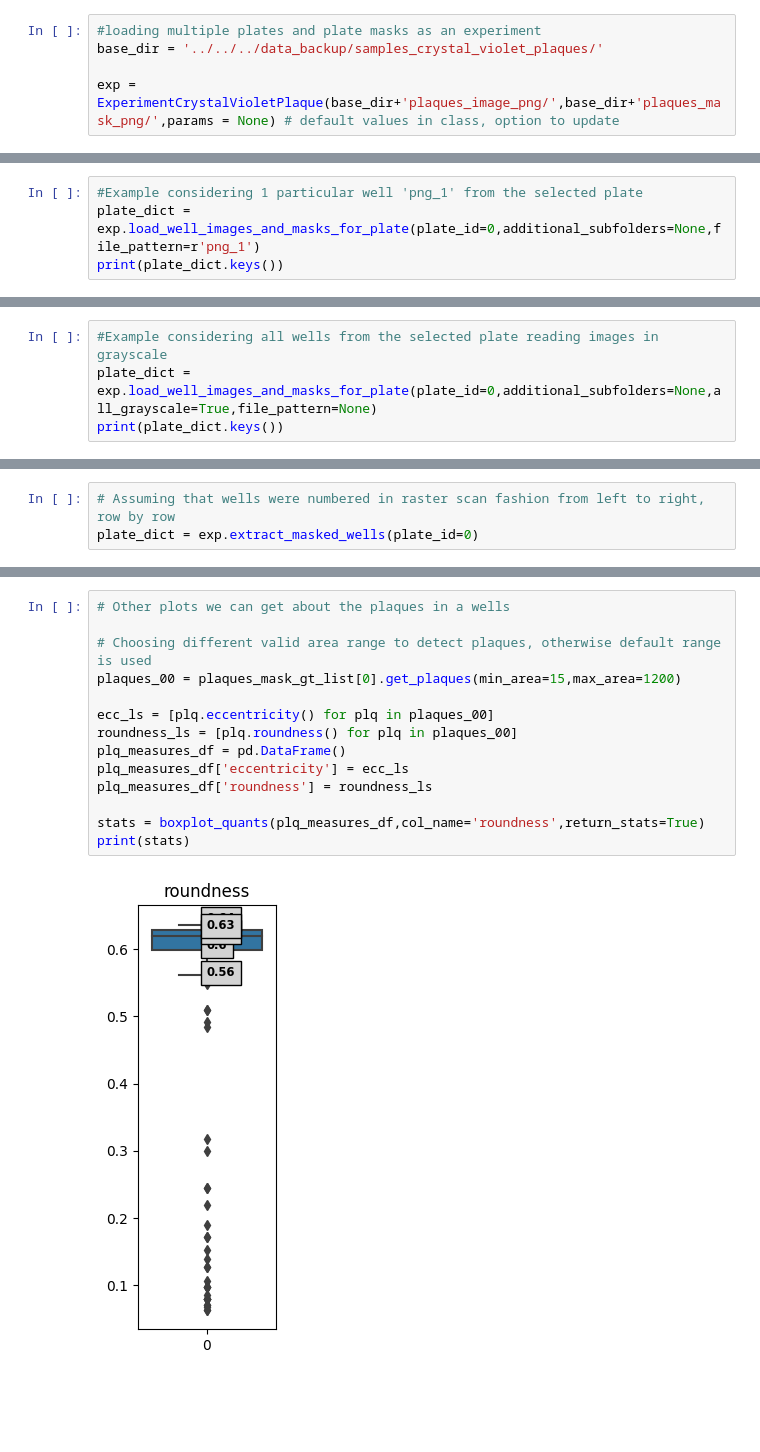
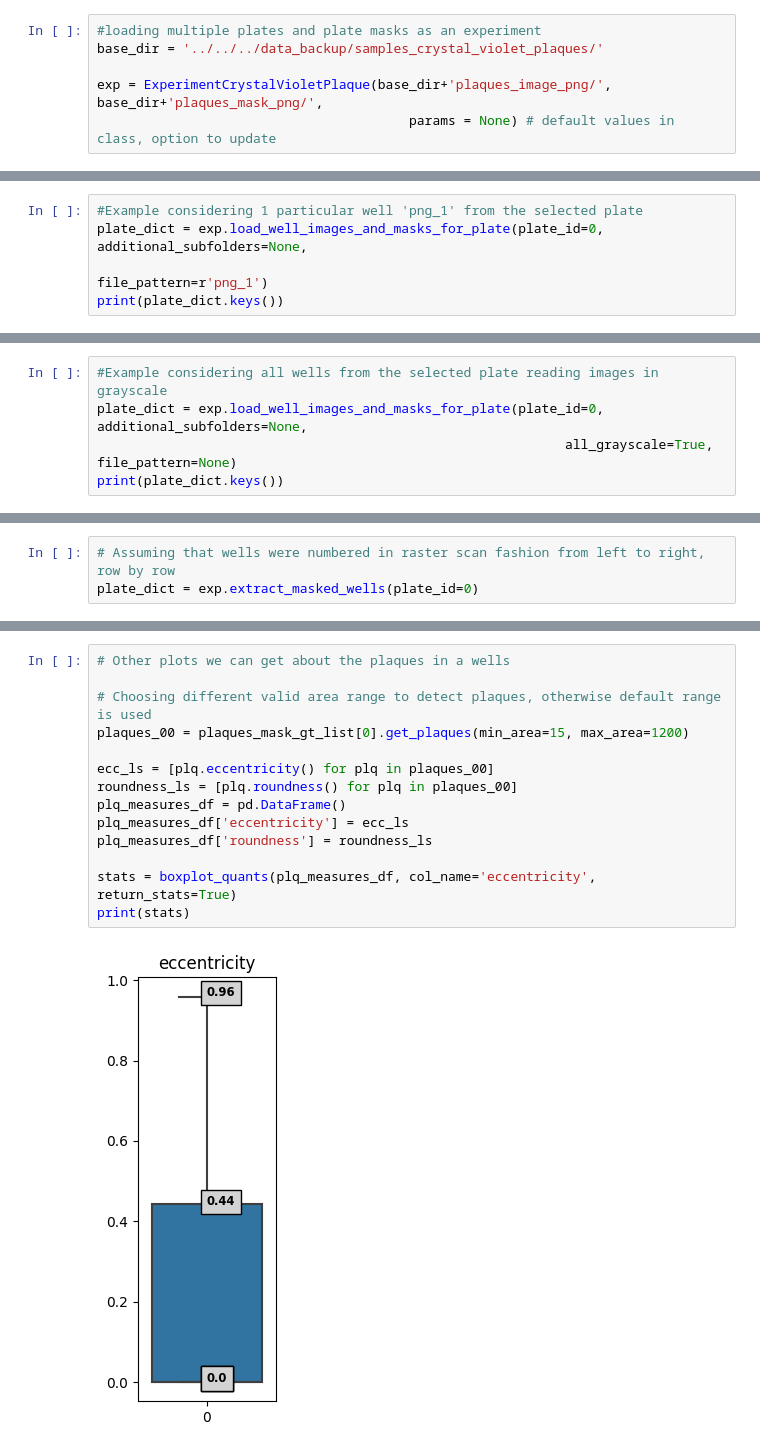
Before and after one commit to plaque2/PyPlaque, a Jupyter notebook: notebooks/cvp_starter.ipynb, the cells around one changed output, grey strips where cells are left out. Saved outputs shown, nothing was run; the diff lists cells and outputs as text; blank space fills up the shorter version.

Commit message:
Picks measurements flags and notebook markdowns

```diff
--- a/notebooks/cvp_starter.ipynb
+++ b/notebooks/cvp_starter.ipynb
@@ -14,7 +17,8 @@ from PyPlaque.utils import plot_bbox_plaques_mask, boxplot_quants
 #loading multiple plates and plate masks as an experiment
 base_dir = '../../../data_backup/samples_crystal_violet_plaques/'
 
-exp = ExperimentCrystalVioletPlaque(base_dir+'plaques_image_png/',base_dir+'plaques_mask_png/',params = None) # default values in class, option to update
+exp = ExperimentCrystalVioletPlaque(base_dir+'plaques_image_png/', base_dir+'plaques_mask_png/',
+                                        params = None) # default values in class, option to update
 # %%
 #In this case, the individual plate is of 6 wells for crystal violet plaques and
 #their corresponding mask directories. Make sure to have similar directories for images and masks(even if empty)
@@ -30,6 +37,7 @@ print(exp.get_number_of_plates())
 # %%
 #Example considering 1 particular well 'png_1' from the selected plate
-plate_dict = exp.load_well_images_and_masks_for_plate(plate_id=0,additional_subfolders=None,file_pattern=r'png_1')
+plate_dict = exp.load_well_images_and_masks_for_plate(plate_id=0, additional_subfolders=None,
+                                                                            file_pattern=r'png_1')
 print(plate_dict.keys())
 # %% [output]
 dict_keys(['IMG_6446'])
@@ -50,6 +63,7 @@ plt.imshow(plate_dict[plate_dirs[0]]['mask'][0],cmap='gray')
 # %%
 #Example considering all wells from the selected plate reading images in grayscale
-plate_dict = exp.load_well_images_and_masks_for_plate(plate_id=0,additional_subfolders=None,all_grayscale=True,file_pattern=None)
+plate_dict = exp.load_well_images_and_masks_for_plate(plate_id=0, additional_subfolders=None,
+                                                            all_grayscale=True, file_pattern=None)
 print(plate_dict.keys())
 # %% [output]
 dict_keys(['IMG_6446'])
@@ -154,16 +191,16 @@ _ = [plaques_mask_gt_list[i].plot_centroid(i//exp.params['crystal_violet']['ncol
 # %%
 # Other plots we can get about the plaques in a wells
 
 # Choosing different valid area range to detect plaques, otherwise default range is used
-plaques_00 = plaques_mask_gt_list[0].get_plaques(min_area=15,max_area=1200)
+plaques_00 = plaques_mask_gt_list[0].get_plaques(min_area=15, max_area=1200)
 
 ecc_ls = [plq.eccentricity() for plq in plaques_00]
 roundness_ls = [plq.roundness() for plq in plaques_00]
 plq_measures_df = pd.DataFrame()
 plq_measures_df['eccentricity'] = ecc_ls
 plq_measures_df['roundness'] = roundness_ls
 
-stats = boxplot_quants(plq_measures_df,col_name='roundness',return_stats=True)
+stats = boxplot_quants(plq_measures_df, col_name='eccentricity', return_stats=True)
 print(stats)
 # %% [output]
-[figure, old version]
+[figure, new version]
```
Also changed, not shown: parts of 19 cells of this notebook, 15 other files.
